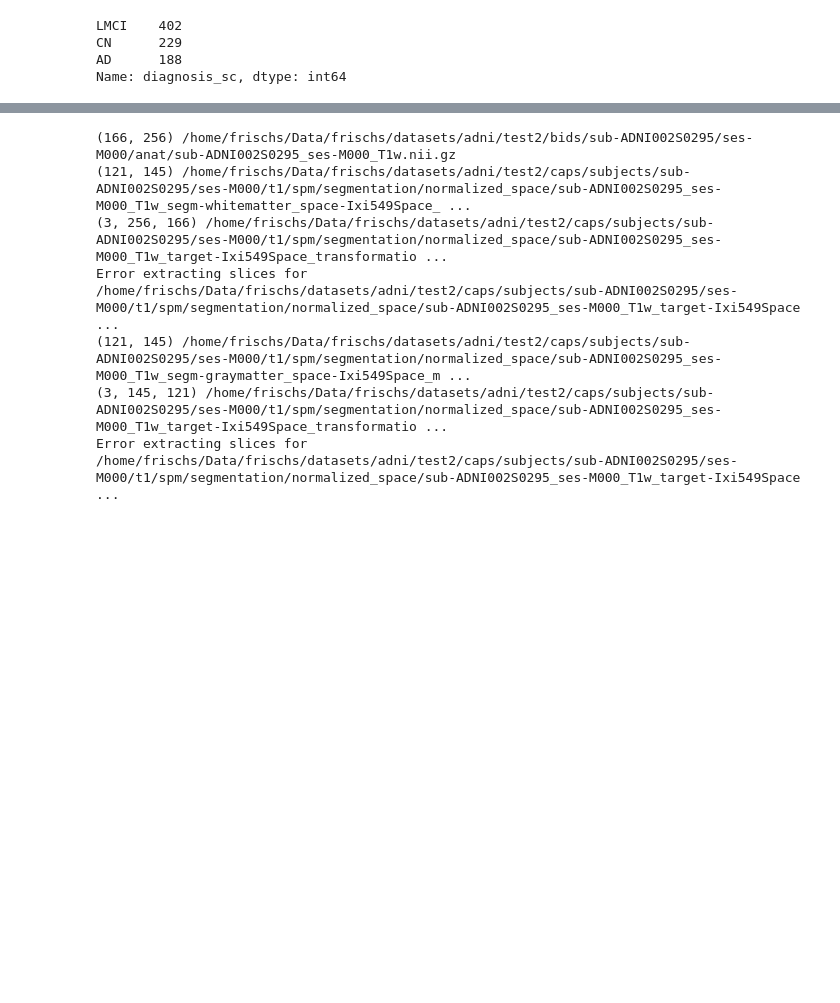
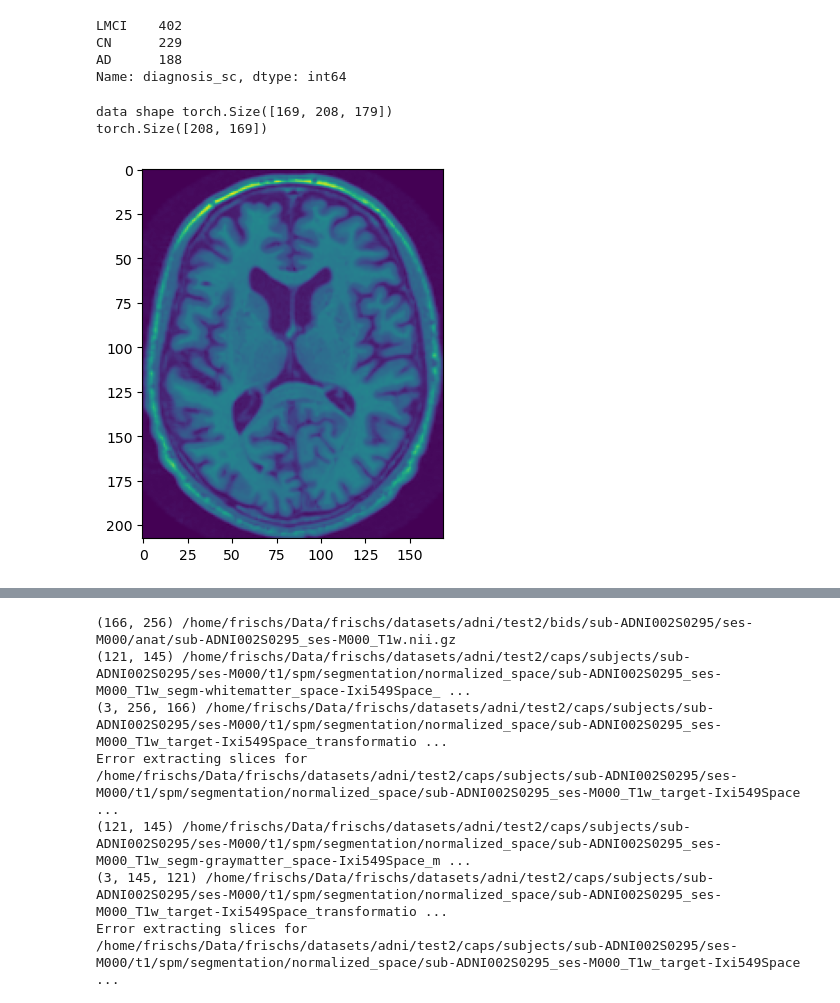
Before and after one commit to ga92xug/master-thesis, a Jupyter notebook: notebooks/data/adni/extract_slice.ipynb, the cells around one changed output, grey strips where cells are left out. Saved outputs shown, nothing was run; the diff lists cells and outputs as text; code cells hidden in the pictures; blank space fills up the shorter version.

```diff
--- a/notebooks/data/adni/extract_slice.ipynb
+++ b/notebooks/data/adni/extract_slice.ipynb
@@ -35,3 +36,19 @@ LMCI    402
 CN      229
 AD      188
 Name: diagnosis_sc, dtype: int64
+# %%
+folder = "test2/linear_caps/subjects/sub-ADNI002S0295/ses-M006/t1_linear/sub-ADNI002S0295_ses-M006_space-MNI152NLin2009cSym_desc-Crop_res-1x1x1_T1w.nii.gz"
+bids_image_path = os.path.join(PATH, folder)
+data = nib.load(bids_image_path).get_fdata()
+data = torch.tensor(data)
+print("data shape", data.shape)
+image = data[:,:,data.shape[2]//2]#.squeeze()
+# flip image by 90 degrees to the right
+image = image.rot90(1)
+print(image.shape)
+plt.imshow(image)
+plt.show()
+# %% [output]
+data shape torch.Size([169, 208, 179])
+torch.Size([208, 169])
+[figure, added]
```
Also changed, not shown: parts of 4 cells of this notebook, 16 other files.
